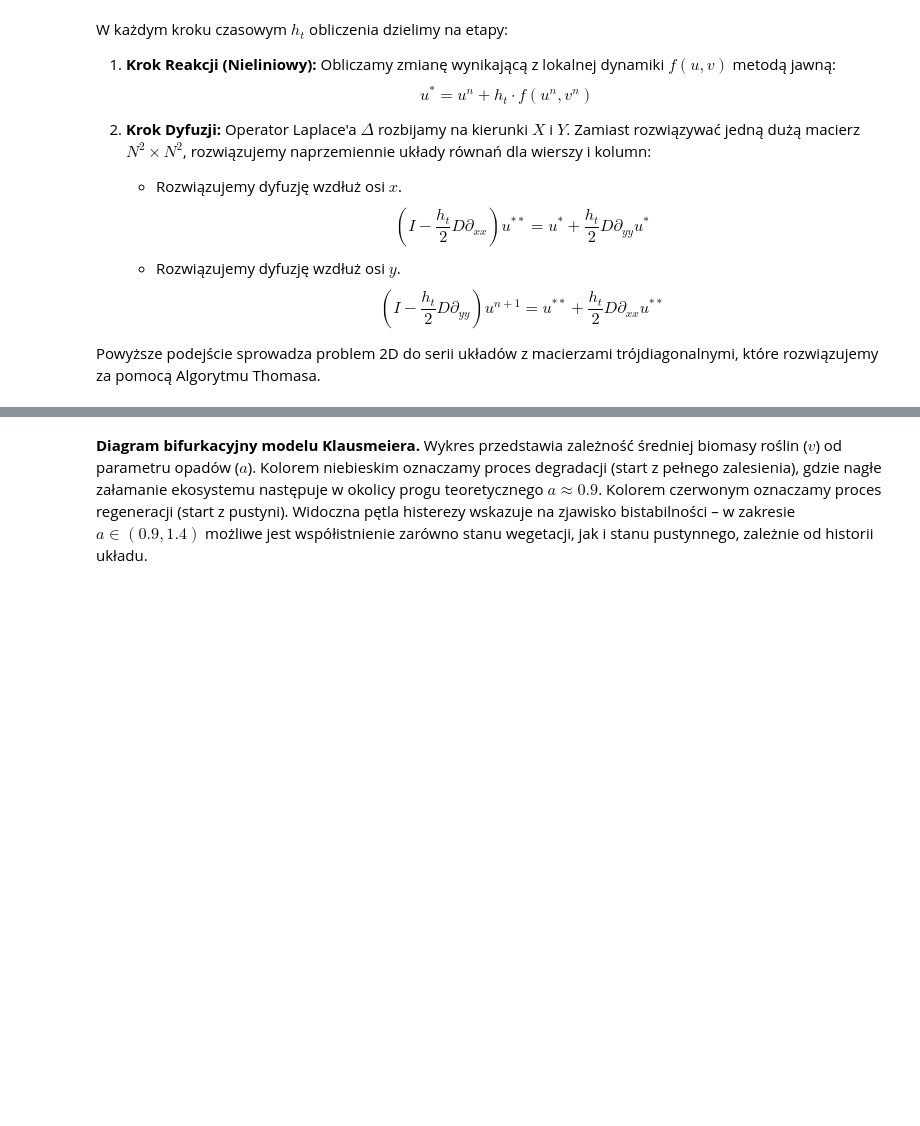
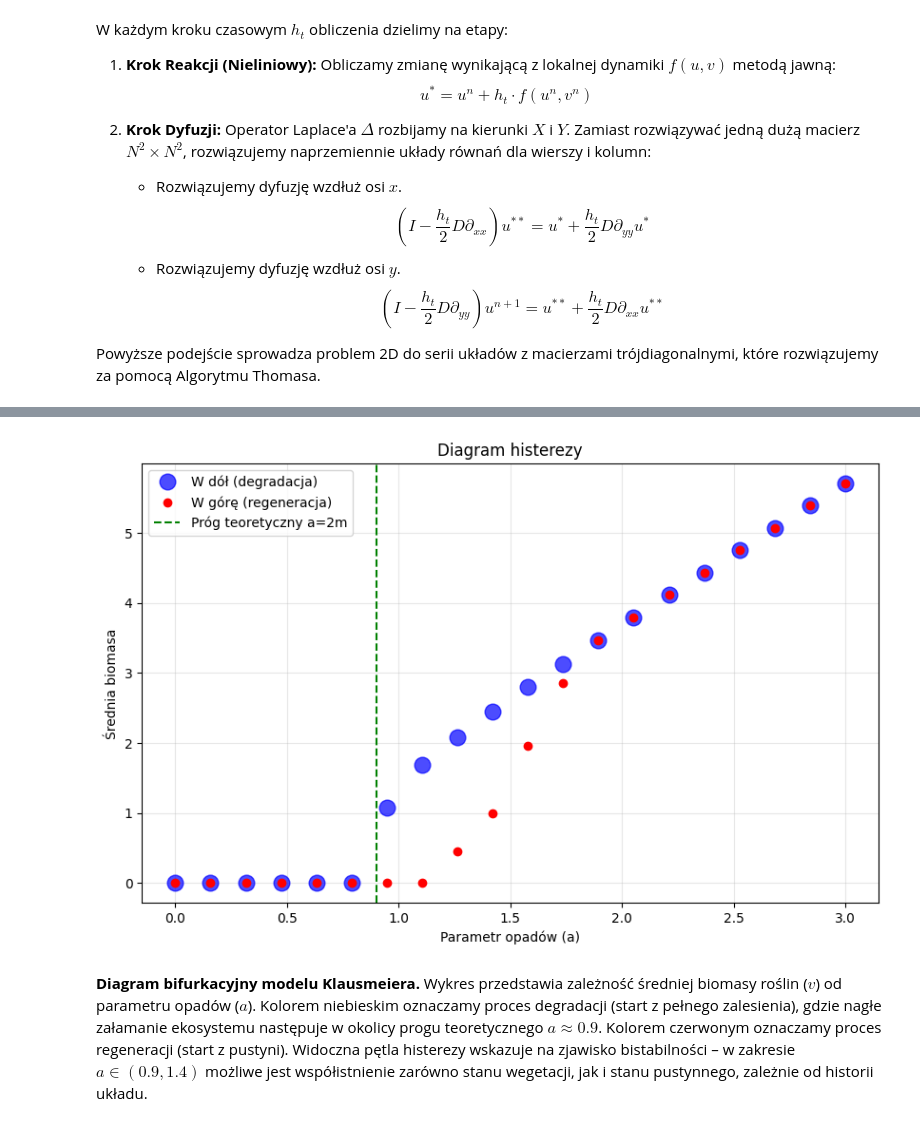
Before and after one commit to paulinapawlik43/projektmoddet, a Jupyter notebook: ecology_project/notebooks/03_symulacja.ipynb, the cells around one changed output, grey strips where cells are left out. Saved outputs shown, nothing was run; the diff lists cells and outputs as text; code cells hidden in the pictures; blank space fills up the shorter version.

```diff
--- a/ecology_project/notebooks/03_symulacja.ipynb
+++ b/ecology_project/notebooks/03_symulacja.ipynb
@@ -198,3 +44,77 @@ plt.show()
+# %%
+import numpy as np
+import matplotlib.pyplot as plt
+import time
+import sys
+import os
+sys.path.append(os.path.abspath(os.path.join('..')))
+
+from pipeline.parameters import KlausmeierParameters
+from pipeline.solver import KlausmeierSolver
+
+# symulacja
+N = 32            # siatka
+T = 100
+DT = 0.01         # krok
+k = int(T / DT)   # liczba krokow
+pkt_a = 20        # punkty dla a
+
+# pobranie parametrów bezwymiarowych
+params_obj = KlausmeierParameters(A=2.0, L=1.0, R=0.5, J=1.0, M=0.45, Dw=0.1, Dn=0.01)
+p = params_obj.get_dimensionless_params()
+
+start_time = time.time()
+
+a_down = np.linspace(3.0, 0.0, pkt_a)
+a_up   = np.linspace(0.0, 3.0, pkt_a)
+full_path = np.concatenate([a_down, a_up])
+
+results = []
+
+solver = KlausmeierSolver(N, DT, p)
+solver.a = full_path[0]
+solver.U[:] = solver.a
+solver.V[:] = 5.0
+
+for i, a_val in enumerate(full_path):
+    solver.a = a_val
+
+    # powrót i nasiona
+    if i >= pkt_a:
+        if np.mean(solver.V) < 0.1:
+            solver.V += np.random.uniform(0, 0.5, (N, N))
+
+    for _ in range(k):
+        solver.solve_step()
+
+    results.append(np.mean(solver.V))
+
+# rozdzielenie wyników do wykresu
+results_down = results[:pkt_a]
+results_up = results[pkt_a:]
+
+plt.figure(figsize=(10, 6))
+plt.plot(a_down, results_down, 'bo', markersize=12, alpha=0.7, label='W dół (degradacja)')
+plt.plot(a_up, results_up, 'ro', markersize=6, label='W górę (regeneracja)')
+
+plt.axvline(x=0.9, color='green', linestyle='--', label='Próg teoretyczny a=2m')
+plt.title('Diagram histerezy')
+plt.xlabel('Parametr opadów (a)')
+plt.ylabel('Średnia biomasa')
+plt.grid(True, alpha=0.3)
+plt.legend()
+plt.savefig('../diagram_histerezy.png', dpi=300, bbox_inches='tight')
+plt.show()
+
+header = "opady_a,biomasa_srednia"
+
+data_down = np.column_stack((a_down, results_down))
+np.savetxt('../wyniki_degradacja.csv', data_down, delimiter=',', header=header, comments='')
+
+data_up = np.column_stack((a_up, results_up))
+np.savetxt('../wyniki_regeneracja.csv', data_up, delimiter=',', header=header, comments='')
+# %% [output]
+[figure, added]
 # %% [markdown]
 **Diagram bifurkacyjny modelu Klausmeiera.**
 Wykres przedstawia zależność średniej biomasy roślin ($v$) od parametru opadów ($a$).
```
Also changed, not shown: parts of 2 cells of this notebook, 22 other files.
